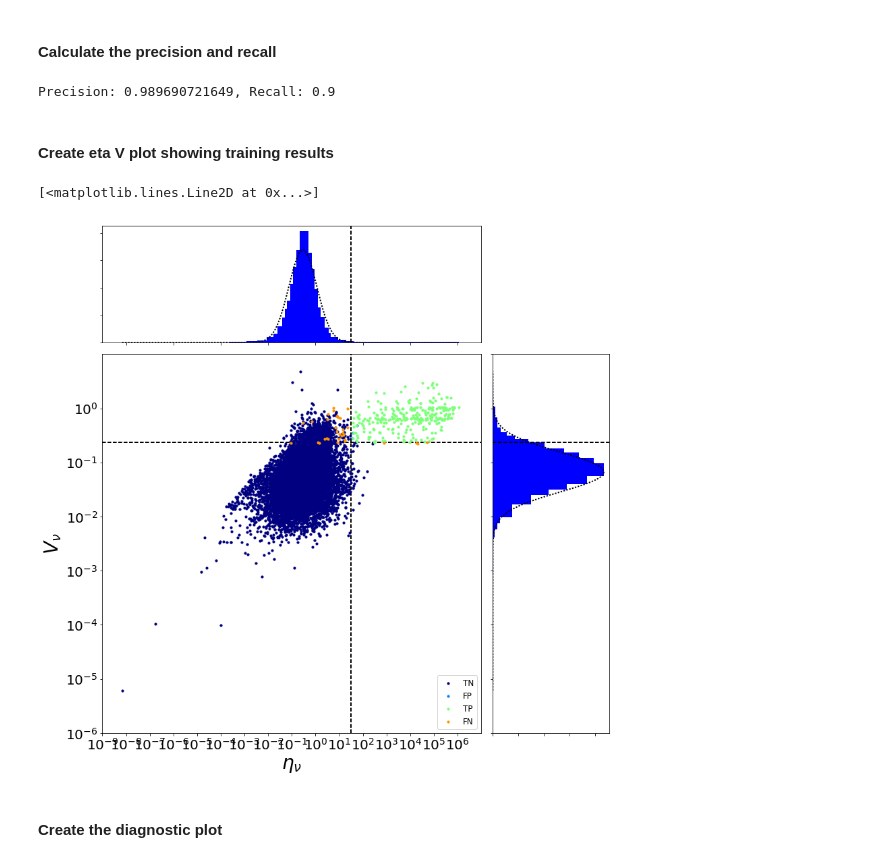
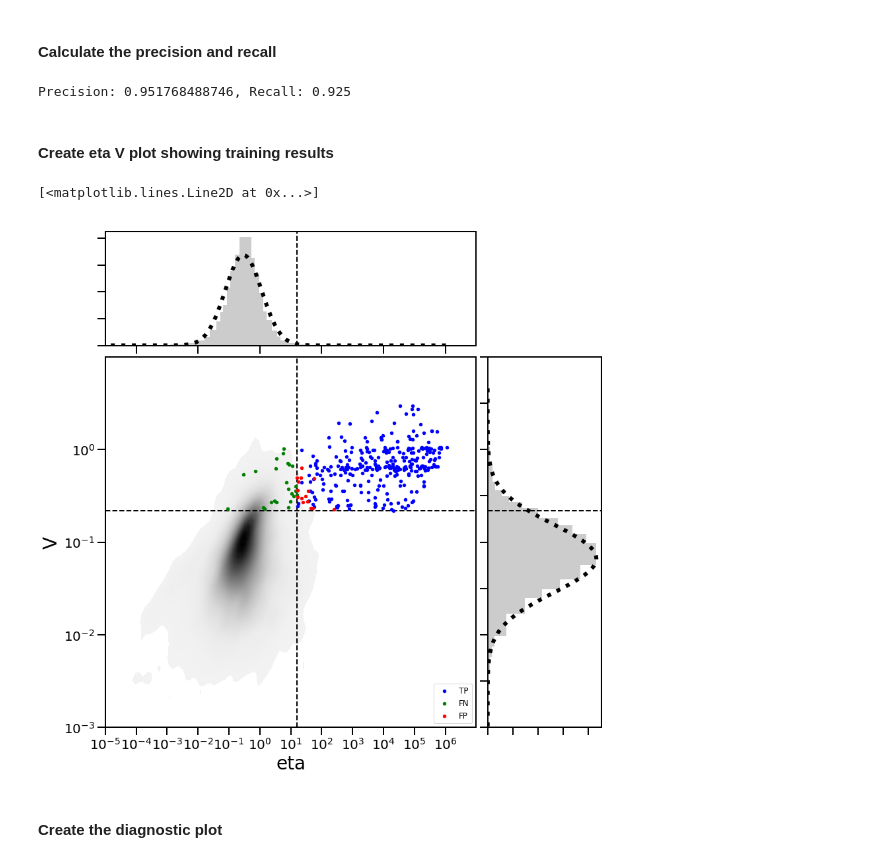
Before and after one commit to AntoniaR/TraP_ML_tools, a Jupyter notebook: examples/anomaly_detection.ipynb, the cells around one changed output. Drawn from its saved outputs; the diff is of its cells as text; code cells hidden in the pictures.

```diff
--- a/examples/anomaly_detection.ipynb
+++ b/examples/anomaly_detection.ipynb
@@ -42,7 +58,7 @@ or matplotlib.backends is imported for the first time.
 # %%
 tests = False
 plots = False
-precis_thresh = 0.99
+precis_thresh = 0.95
 recall_thresh = 0.95
 path='ml_csv_files/'
 stableData = path+'stable_sources.csv'
@@ -116,13 +169,13 @@ precision, recall =  generic_tools.precision_and_recall(len(all_data.loc[(all_da
 # %%
 print "Precision: "+str(precision)+", Recall: "+str(recall)
 # %% [output]
-Precision: 0.989690721649, Recall: 0.9
+Precision: 0.951768488746, Recall: 0.925
 # %% [markdown]
 #### Create eta V plot showing training results
 # %%
 plotdata=all_data
-frequencies=plotdata.classified.unique()
-col = pltvp.make_cmap(frequencies)
+frequencies=['TN','TP','FN','FP']
+col=['k','b','g','r']
 
 nullfmt   = NullFormatter()         # no labels
 fontP = FontProperties()
@@ -144,50 +197,64 @@ axHisty.yaxis.set_major_formatter(nullfmt)
 axHistx.axes.yaxis.set_ticklabels([])
 axHisty.axes.xaxis.set_ticklabels([])
 
+
+
 for i in range(len(frequencies)):
     plotdataTMP=plotdata.loc[(plotdata['classified']==frequencies[i])]
     xdata_var=np.log10(plotdataTMP['eta'])
     ydata_var=np.log10(plotdataTMP['V'])
-    axScatter.scatter(xdata_var, ydata_var,color=col[i], s=10., zorder=5)
+    if frequencies[i] != 'TN':
+        axScatter.scatter(xdata_var, ydata_var,color=col[i], s=20., zorder=5)
+freq_labels=[f for f in frequencies if f!='TN']
+axScatter.legend(freq_labels,loc=4, prop=fontP)
+
+
+for i in range(len(frequencies)):
+    plotdataTMP=plotdata.loc[(plotdata['classified']==frequencies[i])]
+    xdata_var=np.log10(plotdataTMP['eta'])
+    ydata_var=np.log10(plotdataTMP['V'])
+    if frequencies[i] == 'TN':
+        sns.kdeplot(np.log10(plotdataTMP.eta), np.log10(plotdataTMP.V),
+                    n_levels=1000, zorder=i, shade_lowest=False, shade=True,
+                    color='k', ax=axScatter, alpha=1)
+
 
 x = np.log10(plotdata['eta'])
 y = np.log10(plotdata['V'])
 
-axHistx.hist(x, bins=pltvp.make_bins(x), normed=1, histtype='stepfilled', color='b')
-axHisty.hist(y, bins=pltvp.make_bins(y), normed=1, histtype='stepfilled', orientation='horizontal', color='b')
+axHistx.hist(x, bins=pltvp.make_bins(x), normed=1, histtype='stepfilled', color='k',alpha=0.2)
+axHisty.hist(y, bins=pltvp.make_bins(y), normed=1, histtype='stepfilled', orientation='horizontal', color='k', alpha=0.2)
 
-freq_labels=[f for f in frequencies]
-axScatter.legend(freq_labels,loc=4, prop=fontP)
-xmin=int(min(x)-1.1)
+xmin=-5#int(min(x)-1.1)
 xmax=int(max(x)+1.1)
-ymin=int(min(y)-1.1)
+ymin=-3#int(min(y)-1.1)
 ymax=int(max(y)+1.1)
 xvals=range(xmin,xmax)
 xtxts=[r'$10^{'+str(a)+'}$' for a in xvals]
 yvals=range(ymin,ymax)
 ytxts=[r'$10^{'+str(a)+'}$' for a in yvals]
 axScatter.set_xlim([xmin,xmax])
 axScatter.set_ylim([ymin,ymax])
 axScatter.set_xticks(xvals)
 axScatter.set_xticklabels(xtxts, fontsize=20)
 axScatter.set_yticks(yvals)
 axScatter.set_yticklabels(ytxts, fontsize=20)
 axHistx.set_xlim( axScatter.get_xlim())
 axHisty.set_ylim( axScatter.get_ylim())
 
 if sigcutx != 0 or sigcuty != 0:
     axHistx.axvline(x=sigcutx, linewidth=2, color='k', linestyle='--')
     axHisty.axhline(y=sigcuty, linewidth=2, color='k', linestyle='--')
     axScatter.axhline(y=sigcuty, linewidth=2, color='k', linestyle='--')
     axScatter.axvline(x=sigcutx, linewidth=2, color='k', linestyle='--')
 
 range_x,fitx = pltvp.gaussian_fit(x,paramx)
-axHistx.plot(range_x,fitx, 'k:', linewidth=2)
+axHistx.plot(range_x,fitx, 'k:', linewidth=6)
 range_y,fity = pltvp.gaussian_fit(y,paramy)
-axHisty.plot(fity,range_y, 'k:', linewidth=2)
+axHisty.plot(fity,range_y, 'k:', linewidth=6)
 # %% [output]
 [<matplotlib.lines.Line2D at 0x...>]
-[figure, old version]
+[figure, new version]
 # %% [markdown]
 #### Create the diagnostic plot
 # %%
```
Also changed, not shown: parts of 8 cells of this notebook, 36 other files.
